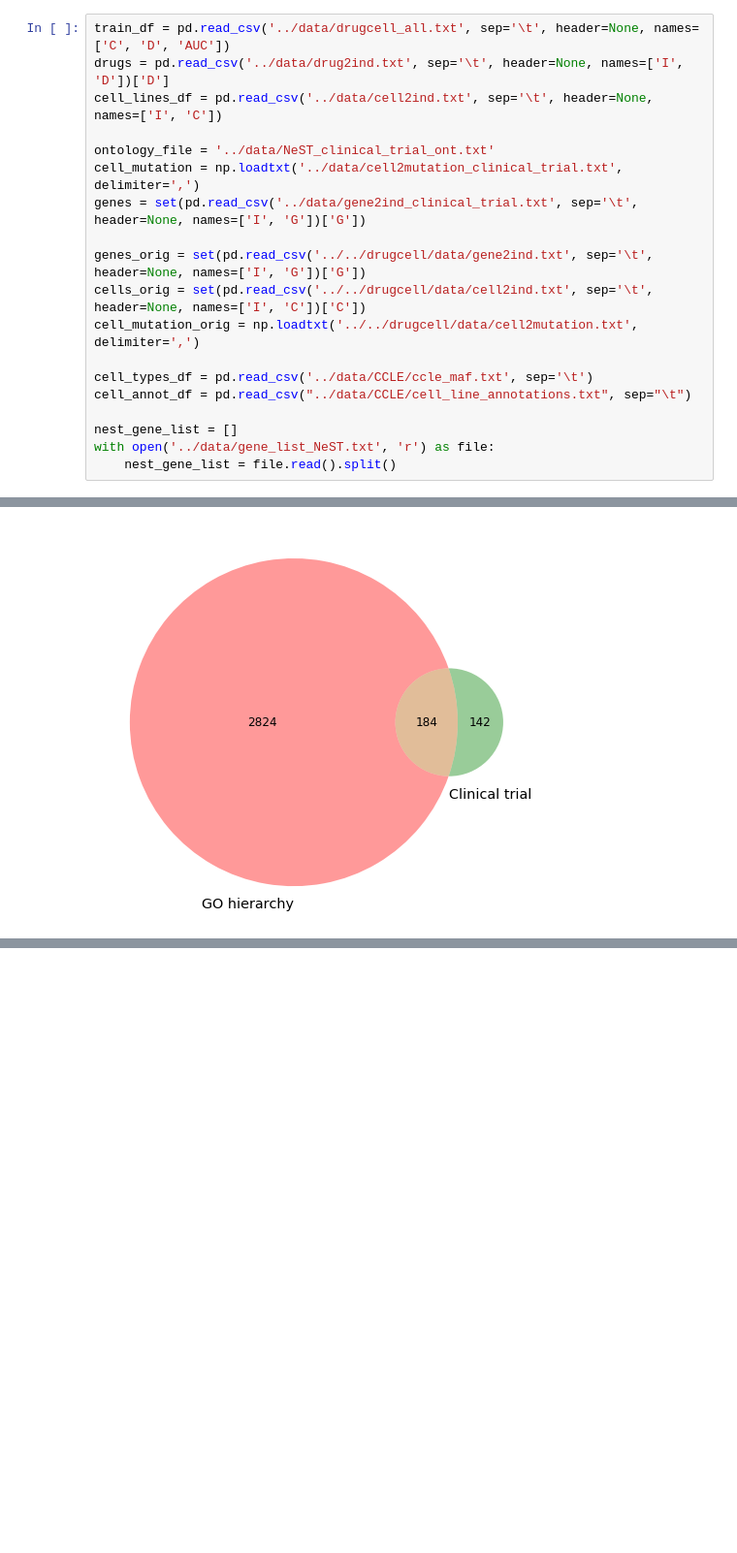
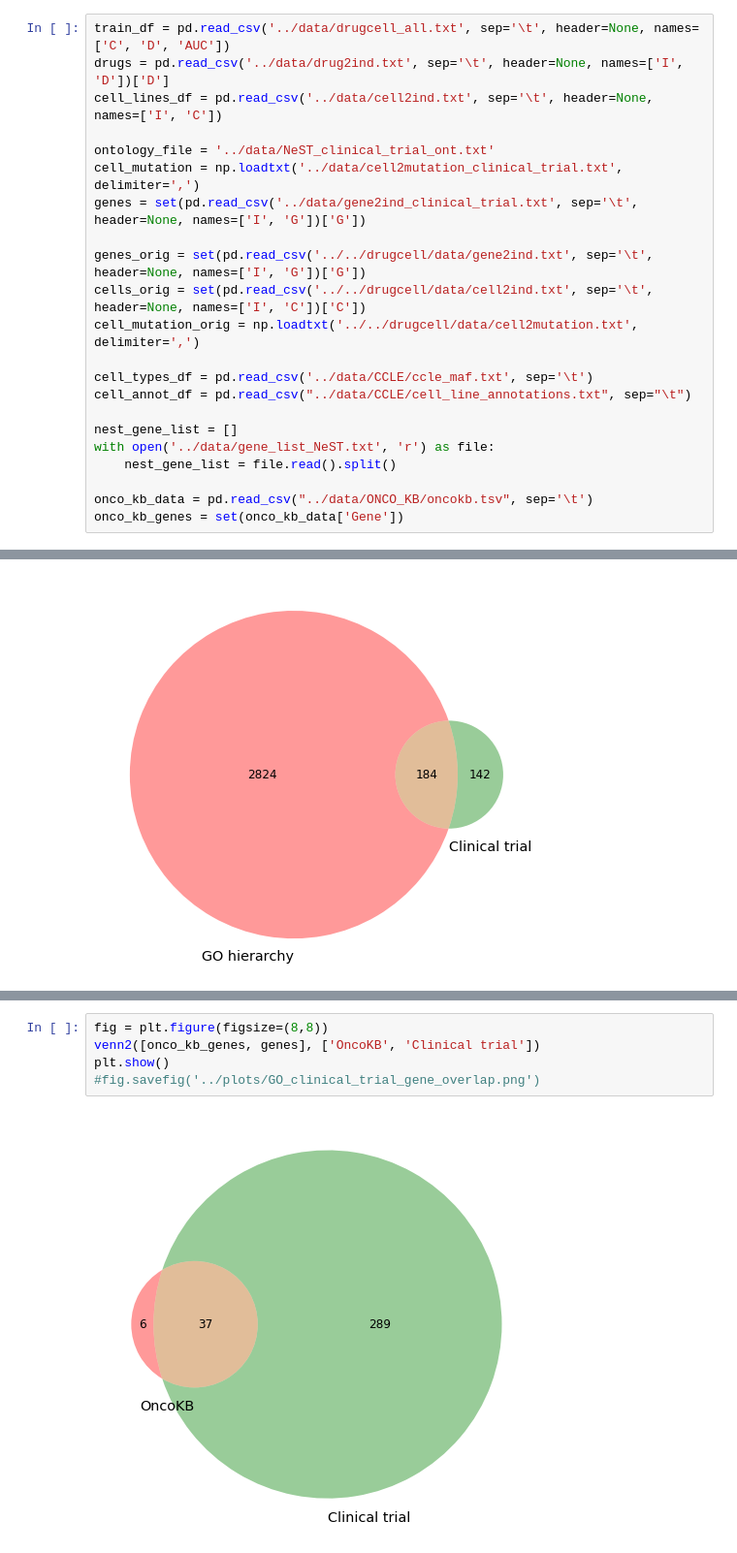
Before and after one commit to enmsilva/nest_drugcell, a Jupyter notebook: notebooks/training_data_analysis.ipynb, the cells around one changed output, grey strips where cells are left out. Shown at 97% size. Cells and saved outputs as stored; diff of their text form; blank space fills up the shorter version.

Commit message:
Increase validation data size and other notebook changes

```diff
--- a/notebooks/training_data_analysis.ipynb
+++ b/notebooks/training_data_analysis.ipynb
@@ -40,6 +40,9 @@ cell_annot_df = pd.read_csv("../data/CCLE/cell_line_annotations.txt", sep="\t")
 nest_gene_list = []
 with open('../data/gene_list_NeST.txt', 'r') as file:
     nest_gene_list = file.read().split()
+
+onco_kb_data = pd.read_csv("../data/ONCO_KB/oncokb.tsv", sep='\t')
+onco_kb_genes = set(onco_kb_data['Gene'])
 # %%
 def create_bar_plot(data, x_title, y_title):
     fig = plt.figure(figsize=(9, 8))
@@ -191,0 +195,7 @@ plt.show()
+# %%
+fig = plt.figure(figsize=(8,8))
+venn2([onco_kb_genes, genes], ['OncoKB', 'Clinical trial'])
+plt.show()
+#fig.savefig('../plots/GO_clinical_trial_gene_overlap.png')
+# %% [output]
+[figure, added]
```
Also changed, not shown: parts of 6 cells of this notebook, 5 other files.
